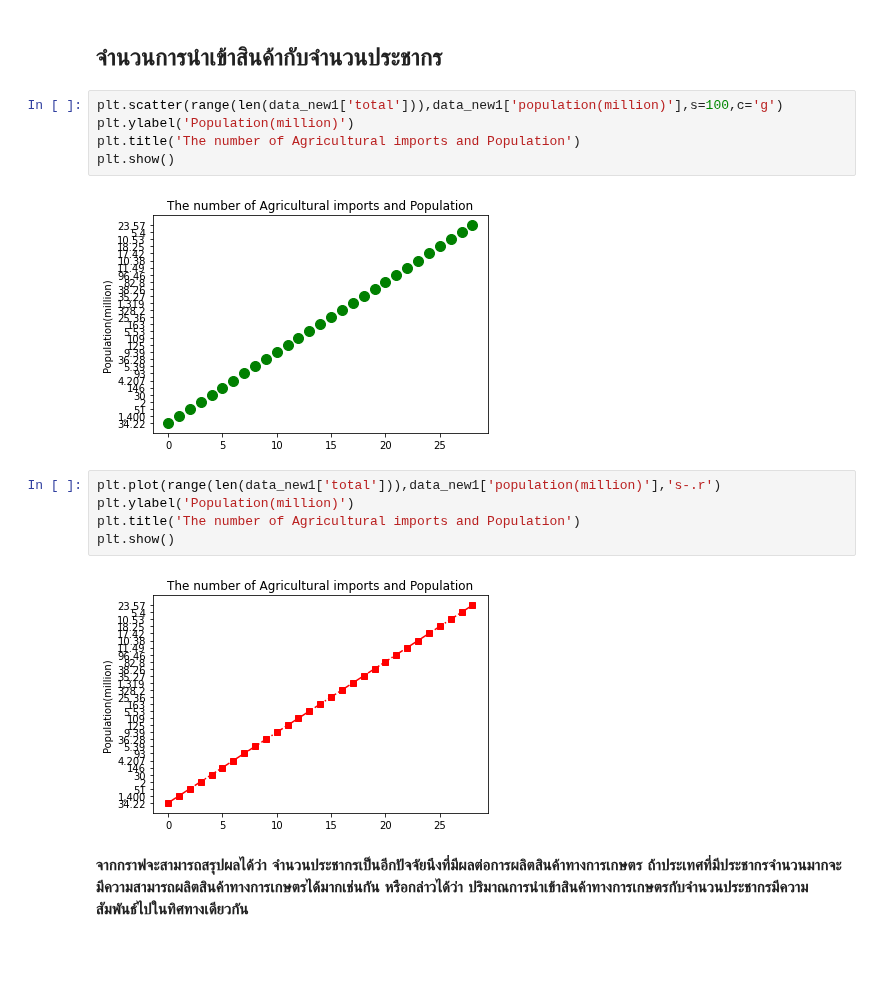
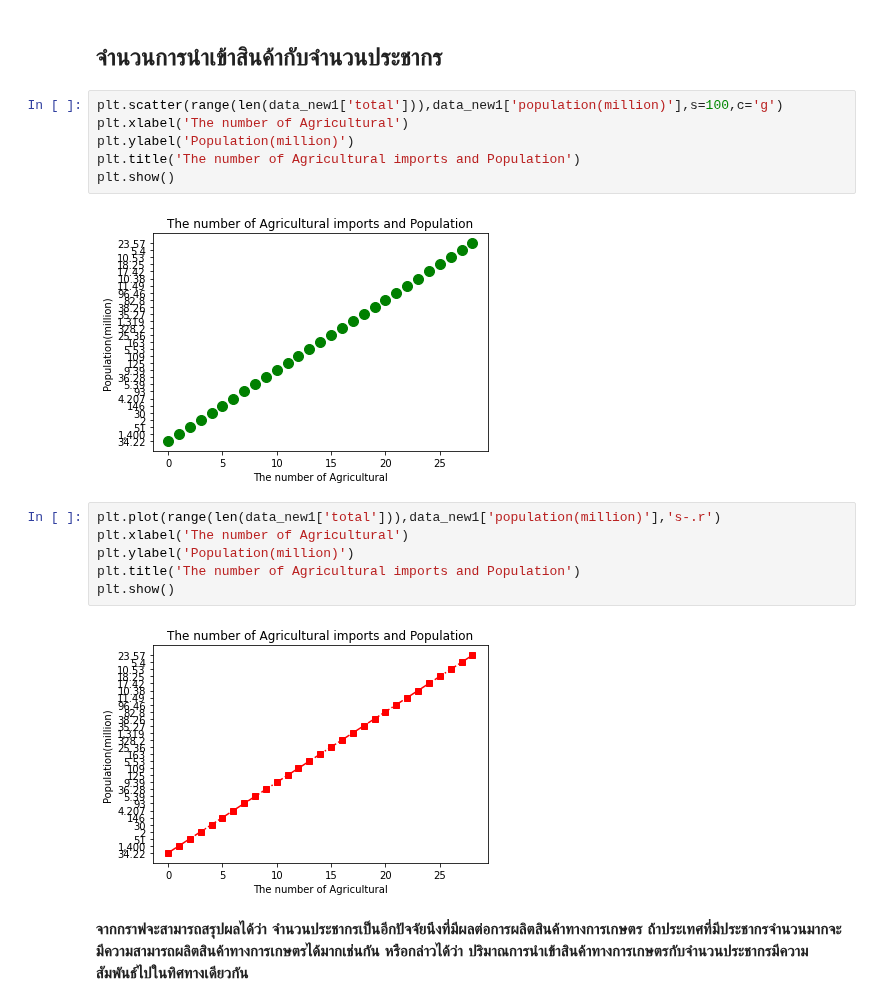
Before and after one commit to Jittiya/DWDM21, a Jupyter notebook: Project.ipynb, the cells around one changed output. Saved outputs shown, nothing was run; the diff lists cells and outputs as text; blank space fills up the shorter version.

Commit message:
graph edited

```diff
--- a/Project.ipynb
+++ b/Project.ipynb
@@ -1260,18 +1260,20 @@ dtype: bool
 ## **จำนวนการนำเข้าสินค้ากับจำนวนประชากร**
 # %%
 plt.scatter(range(len(data_new1['total'])),data_new1['population(million)'],s=100,c='g')
+plt.xlabel('The number of Agricultural')
 plt.ylabel('Population(million)')
 plt.title('The number of Agricultural imports and Population')
 plt.show()
 # %% [output]
-[figure, old version]
+[figure, new version]
 # %%
 plt.plot(range(len(data_new1['total'])),data_new1['population(million)'],'s-.r')
+plt.xlabel('The number of Agricultural')
 plt.ylabel('Population(million)')
 plt.title('The number of Agricultural imports and Population')
 plt.show()
 # %% [output]
-[figure, old version]
+[figure, new version]
 # %% [markdown]
 **จากกราฟจะสามารถสรุปผลได้ว่า จำนวนประชากรเป็นอีกปัจจัยนึงที่มีผลต่อการผลิตสินค้าทางการเกษตร ถ้าประเทศที่มีประชากรจำนวนมากจะมีความสามารถผลิตสินค้าทางการเกษตรได้มากเช่นกัน
 หรือกล่าวได้ว่า ปริมาณการนำเข้าสินค้าทางการเกษตรกับจำนวนประชากรมีความสัมพันธ์ไปในทิศทางเดียวกัน**
```
Also changed, not shown: parts of 34 cells of this notebook.
